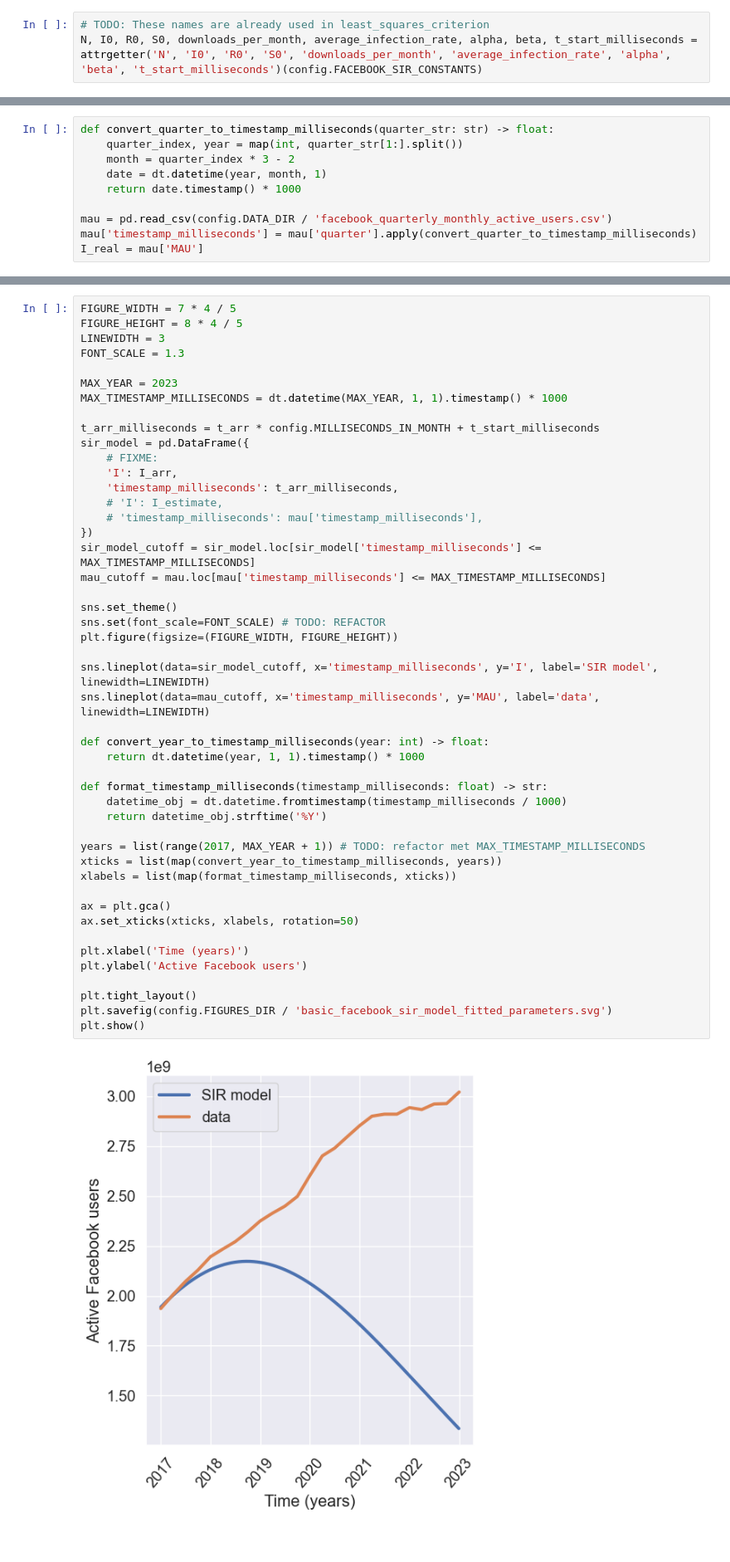
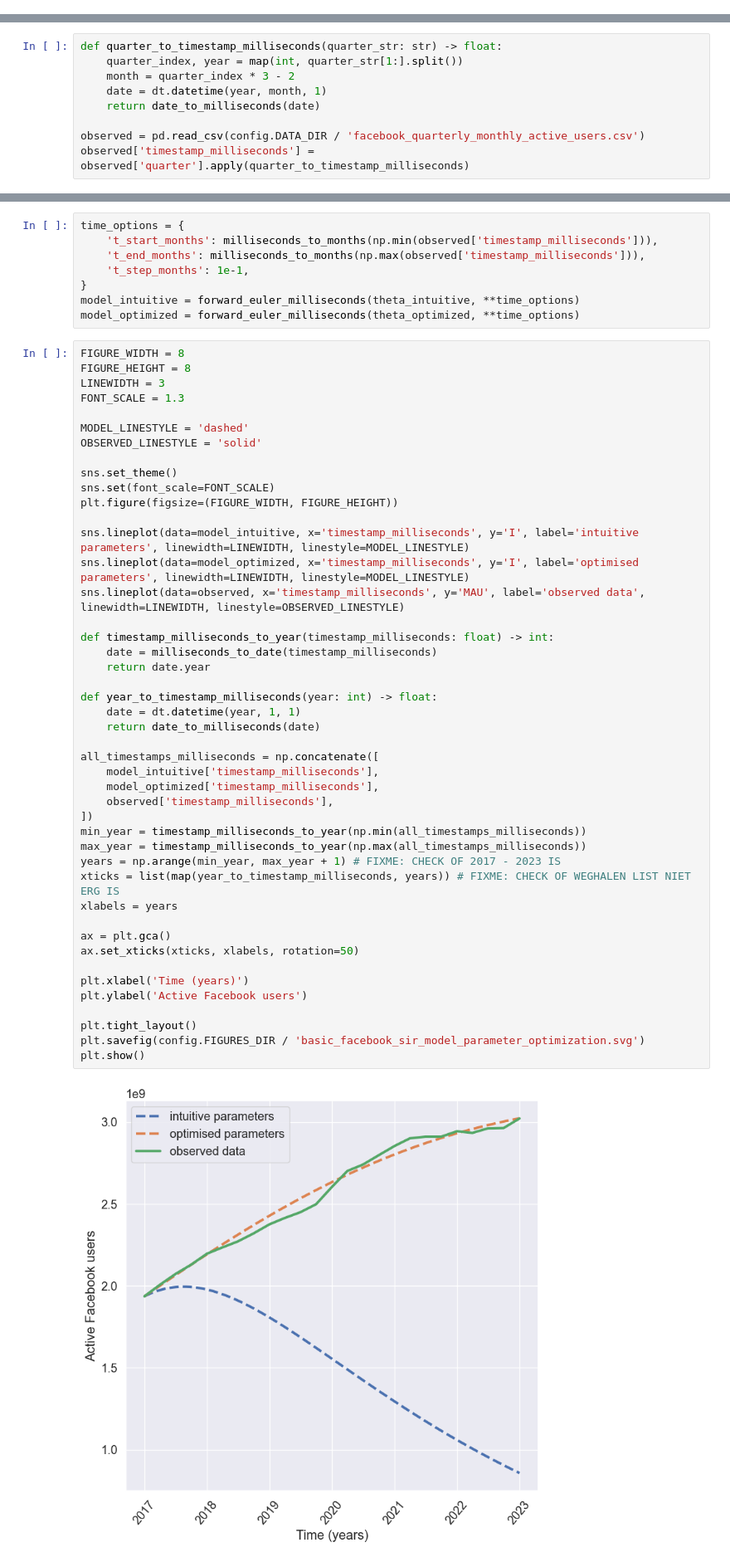
Before and after one commit to oThommy/modelling-2b, a Jupyter notebook: src/parameter_optimisation.ipynb, the cells around one changed output, grey strips where cells are left out. Shown at 83% size. Drawn from its saved outputs; the diff is of its cells as text; blank space fills up the shorter version.

```diff
--- a/src/parameter_optimisation.ipynb
+++ b/src/parameter_optimisation.ipynb
@@ -11,3 +10,0 @@ import math
-# %%
-# TODO: These names are already used in least_squares_criterion
-N, I0, R0, S0, downloads_per_month, average_infection_rate, alpha, beta, t_start_milliseconds = attrgetter('N', 'I0', 'R0', 'S0', 'downloads_per_month', 'average_infection_rate', 'alpha', 'beta', 't_start_milliseconds')(config.FACEBOOK_SIR_CONSTANTS)
@@ -14,10 +54,9 @@ N, I0, R0, S0, downloads_per_month, average_infection_rate, alpha, beta, t_start
 # %%
-def convert_quarter_to_timestamp_milliseconds(quarter_str: str) -> float:
+def quarter_to_timestamp_milliseconds(quarter_str: str) -> float:
     quarter_index, year = map(int, quarter_str[1:].split())
     month = quarter_index * 3 - 2
     date = dt.datetime(year, month, 1)
-    return date.timestamp() * 1000
+    return date_to_milliseconds(date)
 
-mau = pd.read_csv(config.DATA_DIR / 'facebook_quarterly_monthly_active_users.csv')
-mau['timestamp_milliseconds'] = mau['quarter'].apply(convert_quarter_to_timestamp_milliseconds)
-I_real = mau['MAU']
+observed = pd.read_csv(config.DATA_DIR / 'facebook_quarterly_monthly_active_users.csv')
+observed['timestamp_milliseconds'] = observed['quarter'].apply(quarter_to_timestamp_milliseconds)
@@ -177,49 +162,55 @@ for n, t_n in enumerate(t_arr[:-1]):
+# %%
+time_options = {
+    't_start_months': milliseconds_to_months(np.min(observed['timestamp_milliseconds'])),
+    't_end_months': milliseconds_to_months(np.max(observed['timestamp_milliseconds'])),
+    't_step_months': 1e-1,
+}
+model_intuitive = forward_euler_milliseconds(theta_intuitive, **time_options)
+model_optimized = forward_euler_milliseconds(theta_optimized, **time_options)
 # %%
-FIGURE_WIDTH = 7 * 4 / 5
-FIGURE_HEIGHT = 8 * 4 / 5
+FIGURE_WIDTH = 8
+FIGURE_HEIGHT = 8
 LINEWIDTH = 3
 FONT_SCALE = 1.3
 
-MAX_YEAR = 2023
-MAX_TIMESTAMP_MILLISECONDS = dt.datetime(MAX_YEAR, 1, 1).timestamp() * 1000
-
-t_arr_milliseconds = t_arr * config.MILLISECONDS_IN_MONTH + t_start_milliseconds
-sir_model = pd.DataFrame({
-    # FIXME:
-    'I': I_arr,
-    'timestamp_milliseconds': t_arr_milliseconds,
-    # 'I': I_estimate,
-    # 'timestamp_milliseconds': mau['timestamp_milliseconds'],
-})
-sir_model_cutoff = sir_model.loc[sir_model['timestamp_milliseconds'] <= MAX_TIMESTAMP_MILLISECONDS]
-mau_cutoff = mau.loc[mau['timestamp_milliseconds'] <= MAX_TIMESTAMP_MILLISECONDS]
+MODEL_LINESTYLE = 'dashed'
+OBSERVED_LINESTYLE = 'solid'
 
 sns.set_theme()
-sns.set(font_scale=FONT_SCALE) # TODO: REFACTOR
+sns.set(font_scale=FONT_SCALE)
 plt.figure(figsize=(FIGURE_WIDTH, FIGURE_HEIGHT))
 
-sns.lineplot(data=sir_model_cutoff, x='timestamp_milliseconds', y='I', label='SIR model', linewidth=LINEWIDTH)
-sns.lineplot(data=mau_cutoff, x='timestamp_milliseconds', y='MAU', label='data', linewidth=LINEWIDTH)
+sns.lineplot(data=model_intuitive, x='timestamp_milliseconds', y='I', label='intuitive parameters', linewidth=LINEWIDTH, linestyle=MODEL_LINESTYLE)
+sns.lineplot(data=model_optimized, x='timestamp_milliseconds', y='I', label='optimised parameters', linewidth=LINEWIDTH, linestyle=MODEL_LINESTYLE)
+sns.lineplot(data=observed, x='timestamp_milliseconds', y='MAU', label='observed data', linewidth=LINEWIDTH, linestyle=OBSERVED_LINESTYLE)
 
-def convert_year_to_timestamp_milliseconds(year: int) -> float:
-    return dt.datetime(year, 1, 1).timestamp() * 1000
+def timestamp_milliseconds_to_year(timestamp_milliseconds: float) -> int:
+    date = milliseconds_to_date(timestamp_milliseconds)
+    return date.year
 
-def format_timestamp_milliseconds(timestamp_milliseconds: float) -> str:
-    datetime_obj = dt.datetime.fromtimestamp(timestamp_milliseconds / 1000)
-    return datetime_obj.strftime('%Y')
+def year_to_timestamp_milliseconds(year: int) -> float:
+    date = dt.datetime(year, 1, 1)
+    return date_to_milliseconds(date)
 
-years = list(range(2017, MAX_YEAR + 1)) # TODO: refactor met MAX_TIMESTAMP_MILLISECONDS
-xticks = list(map(convert_year_to_timestamp_milliseconds, years))
-xlabels = list(map(format_timestamp_milliseconds, xticks))
+all_timestamps_milliseconds = np.concatenate([
+    model_intuitive['timestamp_milliseconds'],
+    model_optimized['timestamp_milliseconds'],
+    observed['timestamp_milliseconds'],
+])
+min_year = timestamp_milliseconds_to_year(np.min(all_timestamps_milliseconds))
+max_year = timestamp_milliseconds_to_year(np.max(all_timestamps_milliseconds))
+years = np.arange(min_year, max_year + 1) # FIXME: CHECK OF 2017 - 2023 IS
+xticks = list(map(year_to_timestamp_milliseconds, years)) # FIXME: CHECK OF WEGHALEN LIST NIET ERG IS
+xlabels = years
 
 ax = plt.gca()
 ax.set_xticks(xticks, xlabels, rotation=50)
 
 plt.xlabel('Time (years)')
 plt.ylabel('Active Facebook users')
 
 plt.tight_layout()
-plt.savefig(config.FIGURES_DIR / 'basic_facebook_sir_model_fitted_parameters.svg')
+plt.savefig(config.FIGURES_DIR / 'basic_facebook_sir_model_parameter_optimization.svg')
 plt.show()
 # %% [output]
-[figure, old version]
+[figure, new version]
```
Also changed, not shown: parts of 8 cells of this notebook, 2 other files.
